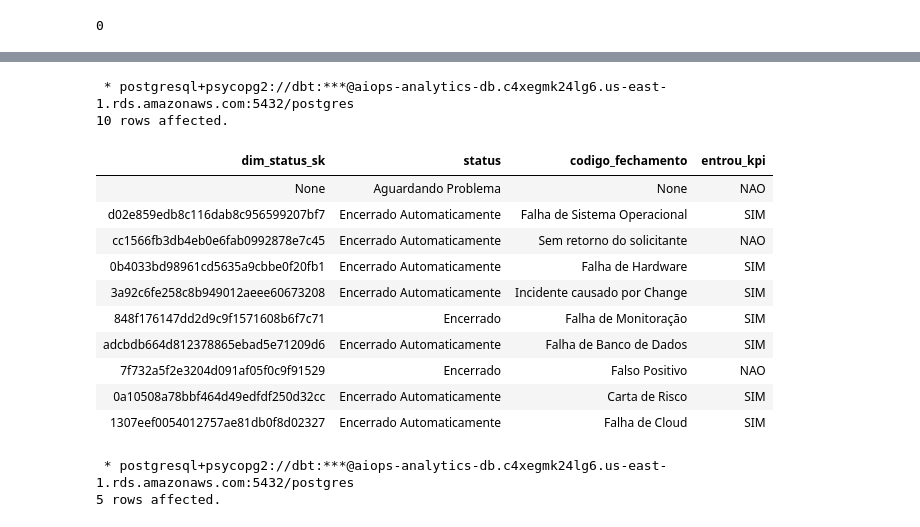
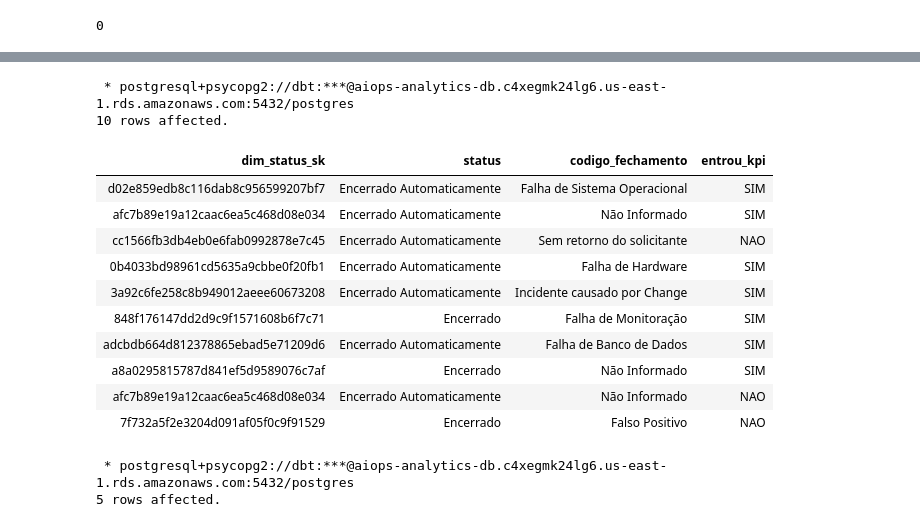
Before and after one commit to LucasBitte/aiops-locaweb-predictive-analytics, a Jupyter notebook: notebooks/03_dbt_star_schema.ipynb, the cells around one changed output, grey strips where cells are left out. Drawn from its saved outputs; the diff is of its cells as text; code cells hidden in the pictures.

Commit message:
feat(e4): criar dim_status com testes e tratamento de colisão de hash

```diff
--- a/notebooks/03_dbt_star_schema.ipynb
+++ b/notebooks/03_dbt_star_schema.ipynb
@@ -401,47 +401,50 @@ limit 10
 -- Concateno status e código de fechamento na chave porque
 -- um mesmo status pode ter múltiplos códigos de fechamento —
 -- por exemplo, "Encerrado" pode ser "Resolvido pelo Usuário"
 -- ou "Sucesso", que têm significados operacionais distintos
 -- ─────────────────────────────────────────────────────────────
 
 SELECT DISTINCT
 
     -- Surrogate key composta por status e código de fechamento.
     -- Preciso dos dois para garantir que cada combinação
     -- de desfecho tenha sua própria linha na dimensão
-    MD5("Status" || "Código_de_fechamento")             AS dim_status_sk,
+        MD5(
+        COALESCE("Status", 'sem_status') ||
+        COALESCE("Código_de_fechamento", 'sem_codigo')
+    )                                               AS dim_status_sk,
 
     -- Estado final do chamado no momento da extração.
     -- Indica em que fase do ciclo de vida o ticket estava
-    "Status"                                            AS status,
+    COALESCE("Status", 'Não Informado')             AS status,
 
     -- Categoria do desfecho — como o chamado foi encerrado.
     -- Nulos foram tratados na silver como 'Não Encerrado'
     -- para representar chamados que ainda estavam ativos
-    "Código_de_fechamento"                              AS codigo_fechamento,
+    COALESCE("Código_de_fechamento", 'Não Informado') AS codigo_fechamento,
 
     -- Flag contratual: esse chamado entrava nas metas de SLA?
     -- Alguns tipos de chamado são isentos por regra comercial —
     -- incluo aqui para filtrar corretamente nas análises de KPI
-    "Entrou_para_KPI?"                                  AS entrou_kpi
+    "Entrou_para_KPI?"                              AS entrou_kpi
 
 FROM dbt_dev.raw_incidents_silver
 WHERE "Status" IS NOT NULL
 limit 10
 # %% [output]
  * postgresql+psycopg2://dbt:***@aiops-analytics-db.c4xegmk24lg6.us-east-1.rds.amazonaws.com:5432/postgres
 10 rows affected.
 | dim_status_sk | status | codigo_fechamento | entrou_kpi |
-| None | Aguardando Problema | None | NAO |
 | d02e859edb8c116dab8c956599207bf7 | Encerrado Automaticamente | Falha de Sistema Operacional | SIM |
+| afc7b89e19a12caac6ea5c468d08e034 | Encerrado Automaticamente | Não Informado | SIM |
 | cc1566fb3db4eb0e6fab0992878e7c45 | Encerrado Automaticamente | Sem retorno do solicitante | NAO |
 | 0b4033bd98961cd5635a9cbbe0f20fb1 | Encerrado Automaticamente | Falha de Hardware | SIM |
 | 3a92c6fe258c8b949012aeee60673208 | Encerrado Automaticamente | Incidente causado por Change | SIM |
 | 848f176147dd2d9c9f1571608b6f7c71 | Encerrado | Falha de Monitoração | SIM |
 | adcbdb664d812378865ebad5e71209d6 | Encerrado Automaticamente | Falha de Banco de Dados | SIM |
+| a8a0295815787d841ef5d9589076c7af | Encerrado | Não Informado | SIM |
+| afc7b89e19a12caac6ea5c468d08e034 | Encerrado Automaticamente | Não Informado | NAO |
 | 7f732a5f2e3204d091af05f0c9f91529 | Encerrado | Falso Positivo | NAO |
-| 0a10508a78bbf464d49edfdf250d32cc | Encerrado Automaticamente | Carta de Risco | SIM |
-| 1307eef0054012757ae81db0f8d02327 | Encerrado Automaticamente | Falha de Cloud | SIM |
 # %%
 %%sql
 -- ─────────────────────────────────────────────────────────────
```
Also changed, not shown: 3 other files.
